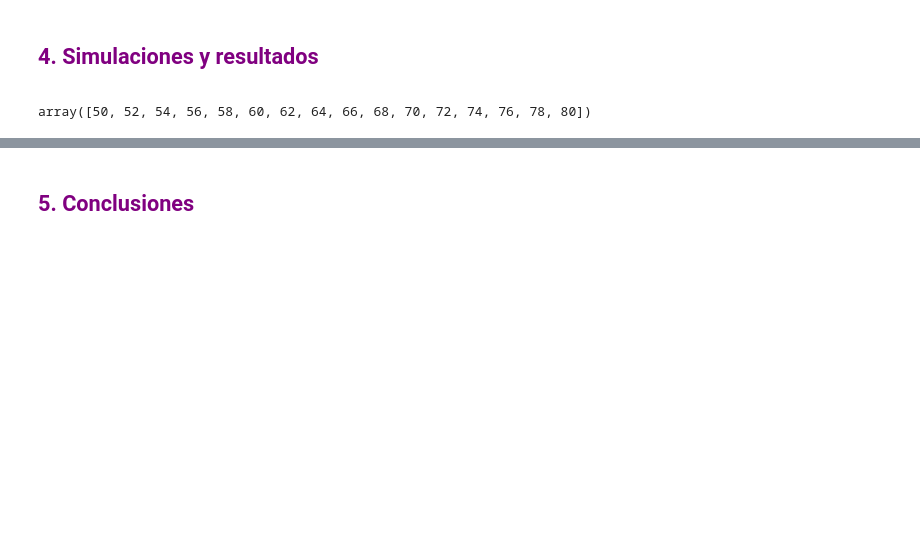
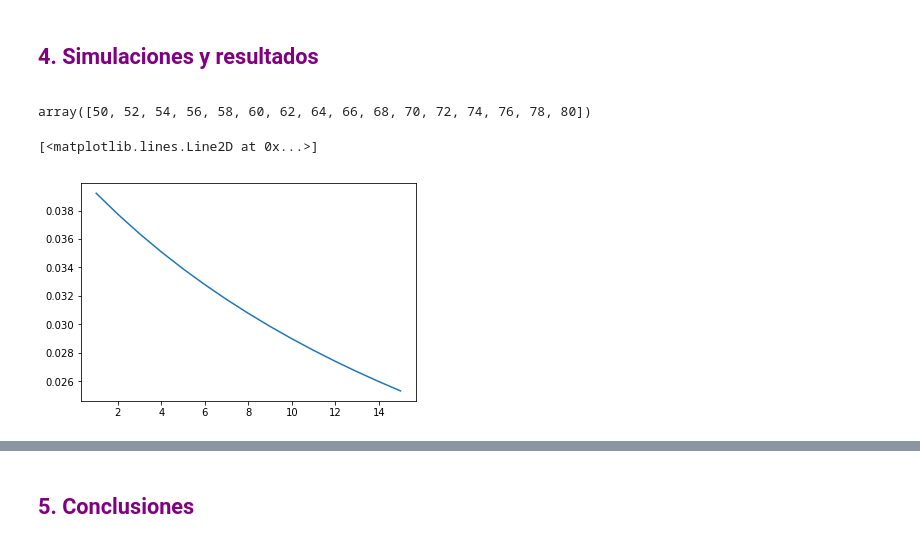
Before and after one commit to dixi1903/ProyectoModulo2_OrtizA_AcostaE_ChiquitoE, a Jupyter notebook: ProyectoModulo2_OrtizA_AcostaE_ChiquitoE.ipynb, the cells around one changed output, grey strips where cells are left out. Cells and saved outputs as stored; diff of their text form; code cells hidden in the pictures; blank space fills up the shorter version.

```diff
--- a/ProyectoModulo2_OrtizA_AcostaE_ChiquitoE.ipynb
+++ b/ProyectoModulo2_OrtizA_AcostaE_ChiquitoE.ipynb
@@ -104,3 +103,8 @@ macuin=kuchao.get_value(15,1)
+# %%
+plt.plot(np.log(kuchao/kuchao.shift(1))[1:])
+# %% [output]
+[<matplotlib.lines.Line2D at 0x...>]
+[figure, added]
 # %%
 def mu_std_daily_ret(closes):
     daily_returns= np.log(kuchao/kuchao.shift(1))[1:]
```
Also changed, not shown: parts of 10 cells of this notebook.
